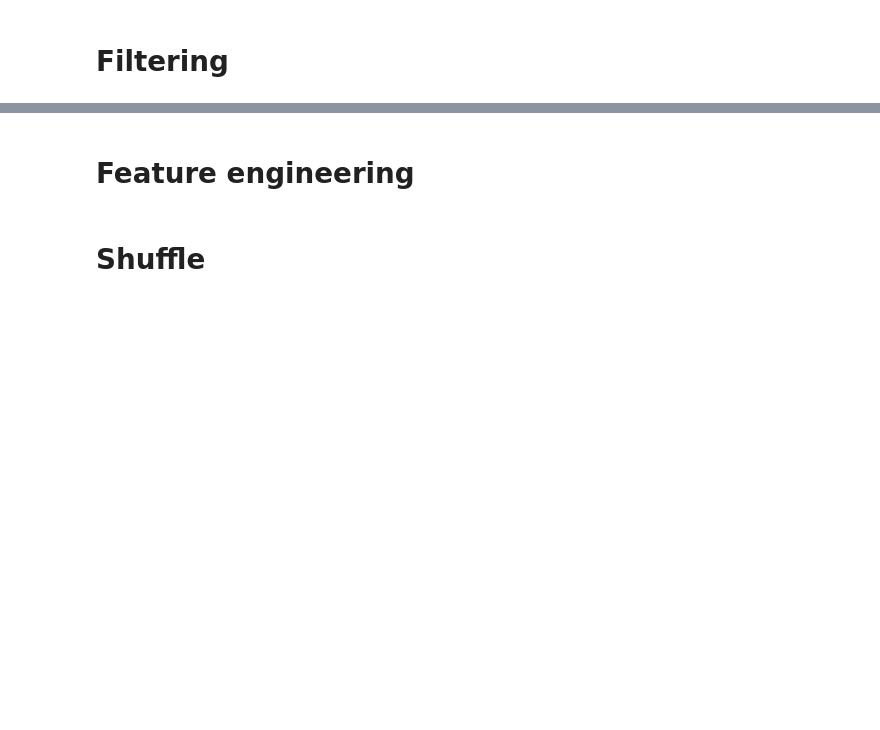
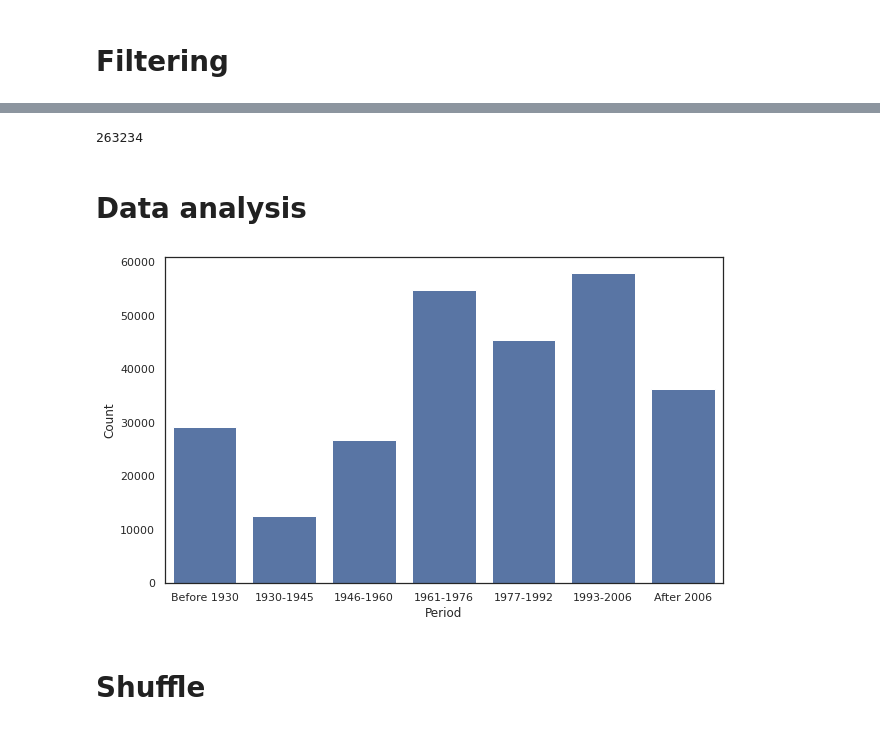
Before and after one commit to rboghe/cened, a Jupyter notebook: cened_1_2_ml.ipynb, the cells around one changed output, grey strips where cells are left out. Cells and saved outputs as stored; diff of their text form; code cells hidden in the pictures; blank space fills up the shorter version.

Commit message:
Add plots

```diff
--- a/cened_1_2_ml.ipynb
+++ b/cened_1_2_ml.ipynb
@@ -13,9 +13,13 @@ from sklearn.metrics import r2_score, make_scorer
 from sklearn.model_selection import RandomizedSearchCV
 import scipy.stats as stats
 from lightgbm import LGBMRegressor
+import seaborn as sns
 
 # Silence panda's setting with copy warning
 pd.options.mode.chained_assignment = None
+
+# Set Seaborn style
+sns.set_theme(style="white")
 # %% [markdown]
 # Load data
 # %%
@@ -40,7 +44,7 @@ cols = ['COMUNE','FOGLIO', 'PARTICELLA','SUPERFICIE_DISPERDENTE',
           'TRASMITTANZA_MEDIA_BASAMENTO','TRASMITTANZA_MEDIA_SERRAMENTO',
           'SUPERFICIE_LORDA', 'VOLUME_LORDO', 'DESTINAZIONE_DI_USO',
           'ANNO_COSTRUZIONE','SUPERFICIE_VETRATA_OPACA', 'VOLUME_NETTO',
-          'SUPERFICIE_NETTA', 'EPH']
+          'SUPERFICIE_NETTA', 'NUMERO_RICAMBI_ORARI', 'EPH']
 
 cened_old = pd.read_csv('/tmp/cened12.csv', usecols = cols)
 # %% [markdown]
@@ -92,7 +124,7 @@ cened_old = cened_old[cened_old['TRASMITTANZA_MEDIA_SERRAMENTO'] > 0]
 cened_old = cened_old[cened_old['TRASMITTANZA_MEDIA_SERRAMENTO'] < 6]
 
 # Drop buildings with wrong EPH
-cened_old = cened_old[cened_old['EPH'] > 0]
+cened_old = cened_old[cened_old['EPH'] > 5]
 cened_old = cened_old[cened_old['EPH'] < 1000]
 
 # Drop buildings with wrong An
@@ -109,21 +141,32 @@ cened_old = cened_old[cened_old['ALTEZZA_MEDIA'] > 2.4]
 # Drop buildings with wrong mean thermal conductivity
 cened_old['TRASMITTANZA_MEDIA'] = (cened_old['TRASMITTANZA_MEDIA_SERRAMENTO'] + cened_old['TRASMITTANZA_MEDIA_COPERTURA'] +
          cened_old['TRASMITTANZA_MEDIA_BASAMENTO'] + cened_old['TRASMITTANZA_MEDIA_INVOLUCRO'])/4
+
 cened_old = cened_old[cened_old['TRASMITTANZA_MEDIA'] > 0.15]
 cened_old = cened_old[cened_old['TRASMITTANZA_MEDIA'] < 4]
+
+# Glazed surface
+cened_old = cened_old[cened_old['SUP_FINESTRATA'] > 1]
+
+# Glazing ratio
+cened_old = cened_old[cened_old['SUPERFICIE_VETRATA_OPACA'] > 0]
+cened_old = cened_old[cened_old['SUPERFICIE_VETRATA_OPACA'] < 0.9]
-# %% [markdown]
-# Feature engineering
-# %%
-# Opaque surface
-cened_old['SUP_OPACA'] = cened_old['SUPERFICIE_DISPERDENTE']/(1+cened_old['SUPERFICIE_DISPERDENTE'])
-
-# Opaque surface
-cened_old['SUP_FINESTRATA'] = cened_old['SUPERFICIE_DISPERDENTE'] - cened_old['SUP_OPACA']
-
-# Take care of construction year
-cened_old.ANNO_COSTRUZIONE = cened_old.ANNO_COSTRUZIONE.astype(str)
-cened_old.ANNO_COSTRUZIONE = cened_old.ANNO_COSTRUZIONE.map(lambda x:x[-4:])
-cened_old.ANNO_COSTRUZIONE = cened_old.ANNO_COSTRUZIONE.astype(int)
+# %%
+print(len(cened_old))
+# %% [output]
+263234
+# %% [markdown]
+# Data analysis
+# %%
+# Period
+fig = plt.figure(figsize = (10,6))
+cplot = sns.countplot(x = pd.cut(cened_old.ANNO_COSTRUZIONE, bins=[0,1930,1945,1960,1976,1992,2006,3000],
+       labels=['Before 1930','1930-1945','1946-1960','1961-1976', '1977-1992',
+               '1993-2006','After 2006']), color = 'b')
+cplot.set(ylabel = 'Count', xlabel = 'Period')
+plt.show()
+# %% [output]
+[figure, added]
 # %% [markdown]
 # Shuffle
 # %%
```
Also changed, not shown: parts of 27 cells of this notebook.
